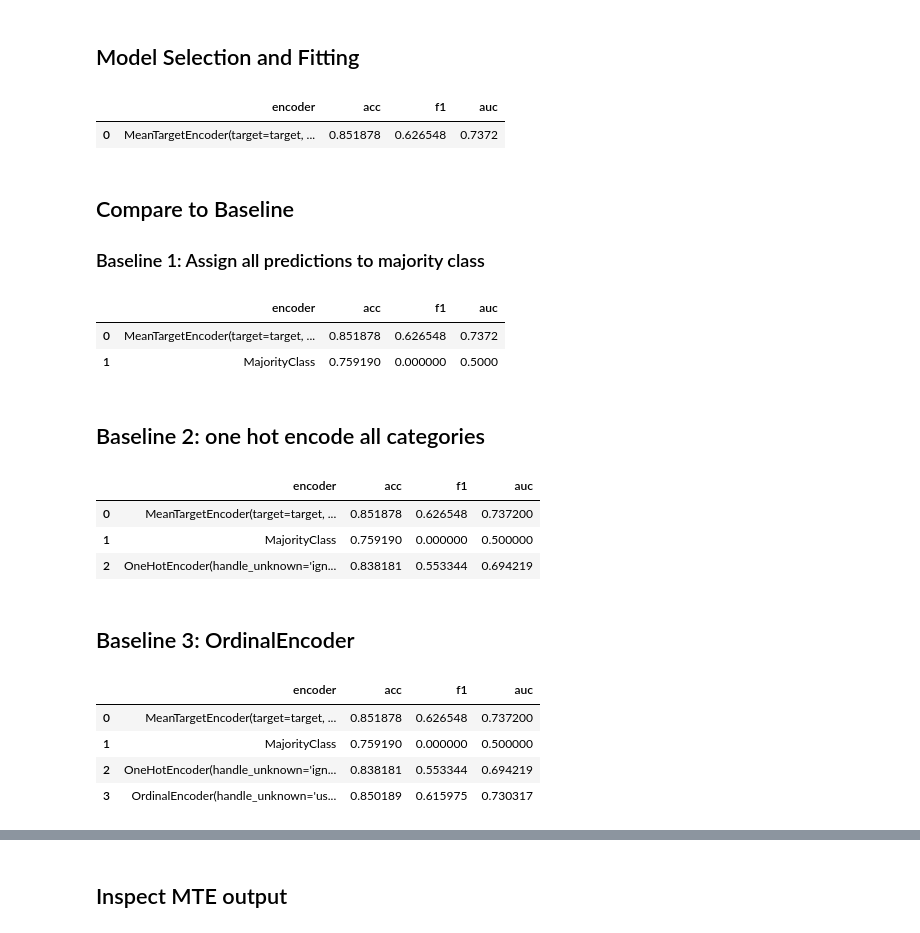
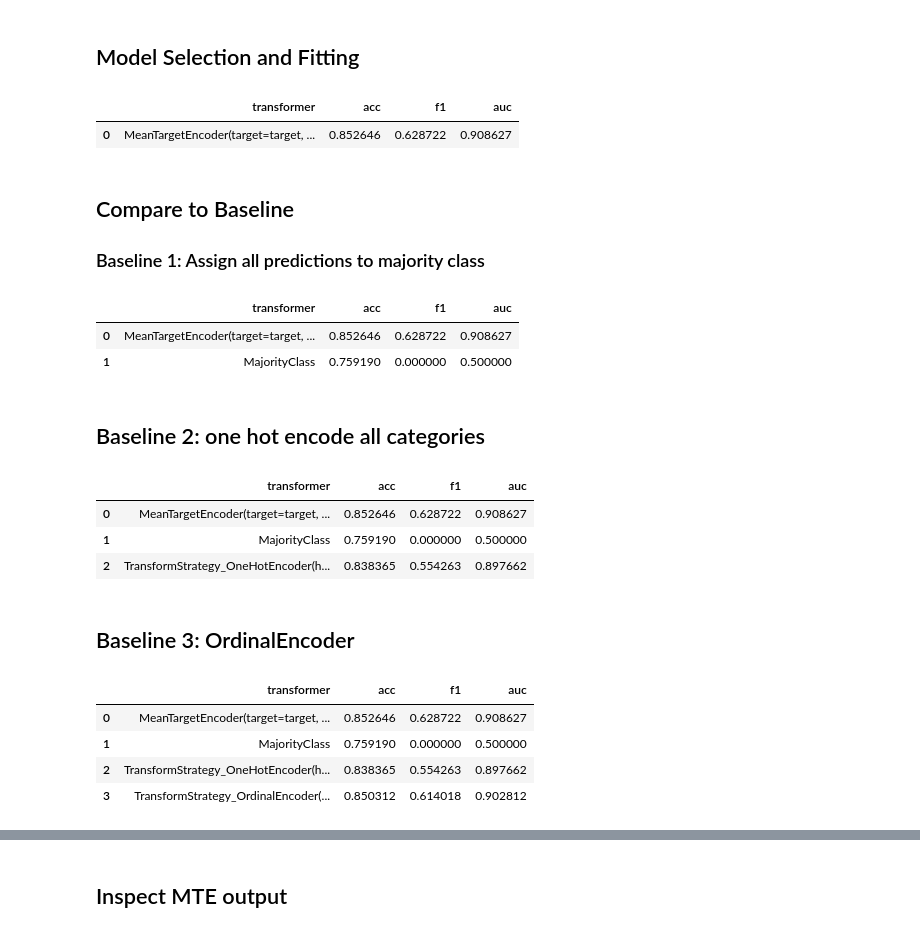
Before and after one commit to spayot/mte-plus, a Jupyter notebook: notebooks/adult.ipynb, the cells around one changed output, grey strips where cells are left out. Drawn from its saved outputs; the diff is of its cells as text; code cells hidden in the pictures.

```diff
--- a/notebooks/adult.ipynb
+++ b/notebooks/adult.ipynb
@@ -52,8 +50,8 @@ display(df.sample(5))
 # %%
 # define scoring metrics of interest
 scorer = col.Scorer(
-    acc=metrics.accuracy_score,
-    f1=metrics.f1_score,
+    acc=lambda ytrue, ypreds: metrics.accuracy_score(ytrue, ypreds > .5),
+    f1=lambda ytrue, ypreds: metrics.f1_score(ytrue, ypreds > .5),
     auc=metrics.roc_auc_score,
 )
 
@@ -61,7 +59,7 @@ scorer = col.Scorer(
 reporter = col.Report(scorer=scorer)
 
 # define which columns should be shown when reporting experiments results so far
-reporter.set_columns_to_show(['encoder'] + list(scorer.scoring_fcts.keys()))
+reporter.set_columns_to_show(['transformer'] + list(scorer.scoring_fcts.keys()))
 
 print(reporter)
 # %% [output]
@@ -88,22 +86,23 @@ FeatureSelection(categoricals=['workclass', 'education', 'marital-status', 'occu
 ## Model Selection and Fitting
 # %%
 # define fitting function
-mte_encoder = col.MeanTargetEncoder(feature_selection)
+mte_transformer = col.MeanTargetEncoder(feature_selection)
+
 
 pipe = col.CategoricalPipeline(features=feature_selection,
-                               model=RandomForestClassifier(n_estimators=100, max_depth=5),
-                               encoder=mte_encoder)
+                               transformer=col.MeanTargetEncoder(feature_selection),
+                               scaler=MaxAbsScaler(),
+                               model=RandomForestClassifier(n_estimators=100, max_depth=5))
 
-cv_score = col.cv_score(
-    pipeline=pipe,
-    data=df,
-    kf=kf,
-    scorer=reporter.scorer)
+cv_score = col.cv_score(pipeline=pipe,
+                        data=df,
+                        kf=kf,
+                        scorer=reporter.scorer)
 
 reporter.add_to_report(pipe.config, cv_score, show=True)
 # %% [output]
-|  | encoder | acc | f1 | auc |
-| 0 | MeanTargetEncoder(target=target, ... | 0.851878 | 0.626548 | 0.7372 |
+|  | transformer | acc | f1 | auc |
+| 0 | MeanTargetEncoder(target=target, ... | 0.852646 | 0.628722 | 0.908627 |
 # %% [markdown]
 ## Compare to Baseline
 ### Baseline 1: Assign all predictions to majority class
@@ -111,27 +110,27 @@ reporter.add_to_report(pipe.config, cv_score, show=True)
 # baseline: assign all predictions to majority class
 maj_results = pd.DataFrame([reporter.score(df.target, np.zeros(len(df))) for _ in range(5)])
 maj_config = dict(features=str(feature_selection),
-                  encoder='MajorityClass',
+                  transformer='MajorityClass',
                   model='Nonę',
                   scaler='None'
                  )
 
 reporter.add_to_report(maj_config, maj_results, show=True)
 # %% [output]
-|  | encoder | acc | f1 | auc |
-| 0 | MeanTargetEncoder(target=target, ... | 0.851878 | 0.626548 | 0.7372 |
-| 1 | MajorityClass | 0.759190 | 0.000000 | 0.5000 |
+|  | transformer | acc | f1 | auc |
+| 0 | MeanTargetEncoder(target=target, ... | 0.852646 | 0.628722 | 0.908627 |
+| 1 | MajorityClass | 0.759190 | 0.000000 | 0.500000 |
 # %% [markdown]
 ## Baseline 2: one hot encode all categories
 # %%
 from sklearn.preprocessing import OneHotEncoder
 
 # define fitting function
-ohe_encoder = OneHotEncoder(handle_unknown='ignore')
+ohe_transformer = col.TransformStrategy(feature_selection, cat_encoder=OneHotEncoder(handle_unknown='ignore'))
 
 pipe = col.CategoricalPipeline(features=feature_selection,
                                model=RandomForestClassifier(n_estimators=100, max_depth=5),
-                               encoder=ohe_encoder)
+                               transformer=ohe_transformer)
 
 cv_score = col.cv_score(
     pipeline=pipe,
@@ -141,32 +140,34 @@ cv_score = col.cv_score(
 
 reporter.add_to_report(pipe.config, cv_score, show=True)
 # %% [output]
-|  | encoder | acc | f1 | auc |
-| 0 | MeanTargetEncoder(target=target, ... | 0.851878 | 0.626548 | 0.737200 |
+|  | transformer | acc | f1 | auc |
+| 0 | MeanTargetEncoder(target=target, ... | 0.852646 | 0.628722 | 0.908627 |
 | 1 | MajorityClass | 0.759190 | 0.000000 | 0.500000 |
-| 2 | OneHotEncoder(handle_unknown='ign... | 0.838181 | 0.553344 | 0.694219 |
+| 2 | TransformStrategy_OneHotEncoder(h... | 0.838365 | 0.554263 | 0.897662 |
 # %% [markdown]
 ## Baseline 3: OrdinalEncoder
 # %%
 from sklearn.preprocessing import OrdinalEncoder
 
 # define fitting function
-ord_encoder = OrdinalEncoder(handle_unknown='use_encoded_value', unknown_value=-1)
+ord_transformer = col.TransformStrategy(features=feature_selection,
+                                        cat_encoder=OrdinalEncoder(handle_unknown='use_encoded_value', unknown_value=-1),
+                                       )
 
 pipe = col.CategoricalPipeline(features=feature_selection,
                                model=RandomForestClassifier(n_estimators=100, max_depth=5),
-                               encoder=ord_encoder)
+                               transformer=ord_transformer)
 
 cv_score = col.cv_score(
     pipeline=pipe,
     data=df,
     kf=kf,
     scorer=reporter.scorer)
 
 reporter.add_to_report(pipe.config, cv_score, show=True)
 # %% [output]
-|  | encoder | acc | f1 | auc |
-| 0 | MeanTargetEncoder(target=target, ... | 0.851878 | 0.626548 | 0.737200 |
+|  | transformer | acc | f1 | auc |
+| 0 | MeanTargetEncoder(target=target, ... | 0.852646 | 0.628722 | 0.908627 |
 | 1 | MajorityClass | 0.759190 | 0.000000 | 0.500000 |
-| 2 | OneHotEncoder(handle_unknown='ign... | 0.838181 | 0.553344 | 0.694219 |
-| 3 | OrdinalEncoder(handle_unknown='us... | 0.850189 | 0.615975 | 0.730317 |
+| 2 | TransformStrategy_OneHotEncoder(h... | 0.838365 | 0.554263 | 0.897662 |
+| 3 | TransformStrategy_OrdinalEncoder(... | 0.850312 | 0.614018 | 0.902812 |
```
Also changed, not shown: parts of 10 cells of this notebook, 11 other files.
